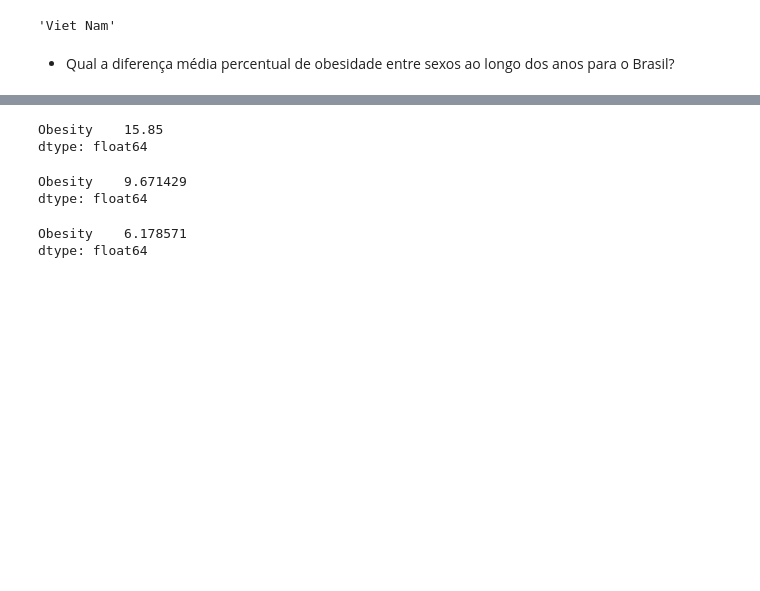
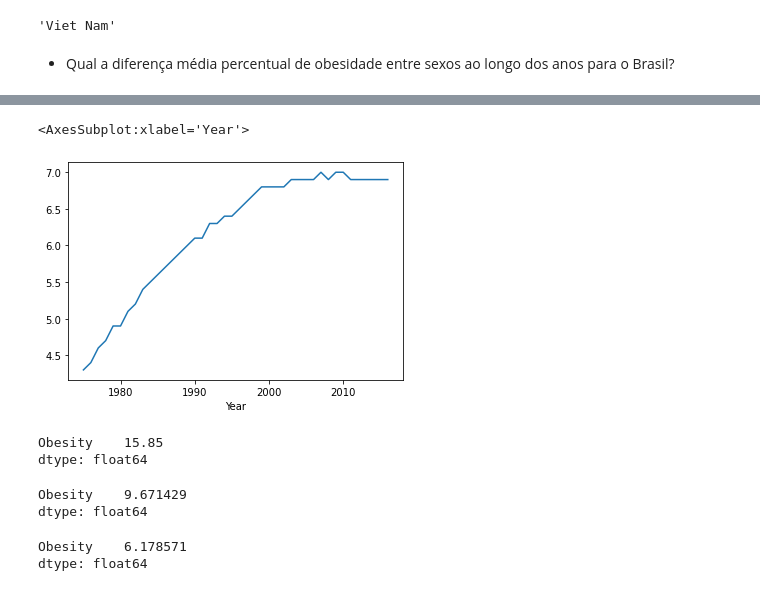
Before and after one commit to thiago-p-anjos/Estudando_Pandas, a Jupyter notebook: Projeto - Análise de dados.ipynb, the cells around one changed output, grey strips where cells are left out. Saved outputs shown, nothing was run; the diff lists cells and outputs as text; code cells hidden in the pictures; blank space fills up the shorter version.

Commit message:
Finalizado exercício dataset Obesity com correção

```diff
--- a/Projeto - Análise de dados.ipynb
+++ b/Projeto - Análise de dados.ipynb
@@ -48,5 +48,3 @@ df_obesity
 | 24568 | 24568 | Zimbabwe | 2016 | 4.7 [2.5-8.0] | Male |
 | 24569 | 24569 | Zimbabwe | 2016 | 25.3 [19.1-32.0] | Female |
 24570 rows × 5 columns
-# %%
-df_obesity = df_obesity.set_index('Unnamed: 0')
@@ -186,0 +269,2 @@ df_obesity.loc[id_pais_menor_obesidade]['Country']
+# %%
+df_brazil = df_obesity[df_obesity['Country'] == 'Brazil'].set_index('Year')
@@ -187,3 +288,8 @@ df_obesity.loc[id_pais_menor_obesidade]['Country']
+# %%
+(df_brazil[df_brazil['Sex'] == 'Female']['Obesity'] - df_brazil[df_brazil['Sex'] == 'Male']['Obesity']).plot()
+# %% [output]
+<AxesSubplot:xlabel='Year'>
+[figure, added]
 # %%
 female_obesity_years = df_obesity[(df_obesity['Sex'] == 'Female') & (df_obesity['Country'] == 'Brazil')][['Obesity', 'Year']].set_index('Year')
 # %%
```
Also changed, not shown: parts of 27 cells of this notebook.
